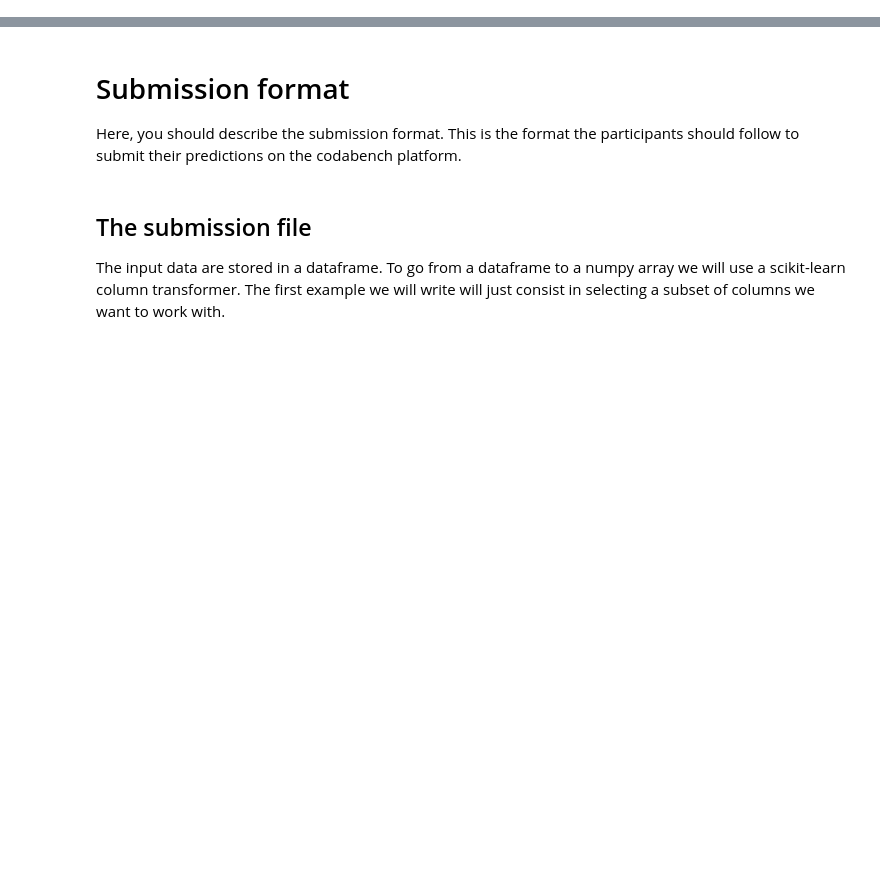
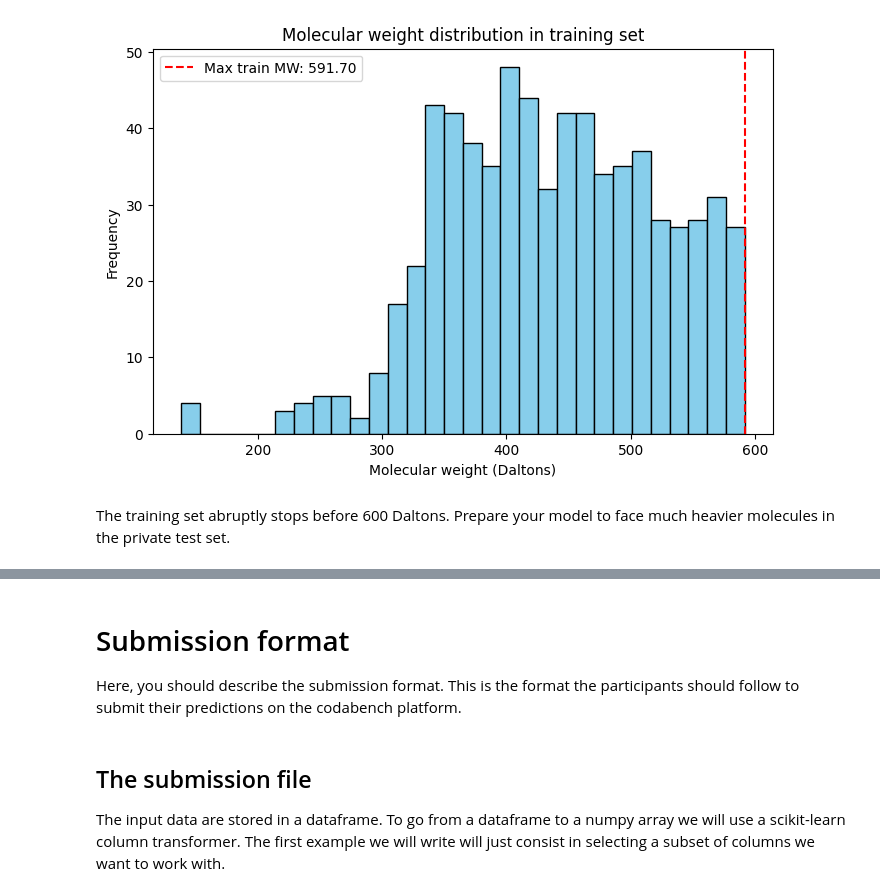
Before and after one commit to x-datascience-datacamp/template_codabench, a Jupyter notebook: template_starting_kit.ipynb, the cells around one changed output, grey strips where cells are left out. Cells and saved outputs as stored; diff of their text form; code cells hidden in the pictures; blank space fills up the shorter version.

```diff
--- a/template_starting_kit.ipynb
+++ b/template_starting_kit.ipynb
@@ -41,0 +84,16 @@ A particularly important point in a challenge is to describe how it is evaluated
+# %%
+# Calculate Molecular Weight for all training molecules
+MW = X.apply(lambda x: Descriptors.MolWt(Chem.MolFromSmiles(x)))
+
+plt.figure(figsize=(8, 5))
+plt.hist(MW, bins=30, color='skyblue', edgecolor='black')
+plt.title('Molecular weight distribution in training set')
+plt.xlabel('Molecular weight (Daltons)')
+plt.ylabel('Frequency')
+plt.axvline(x=MW.max(), color='red', linestyle='--', label=f'Max train MW: {MW.max():.2f}')
+plt.legend()
+plt.show()
+# %% [output]
+[figure, added]
+# %% [markdown]
+The training set abruptly stops before 600 Daltons. Prepare your model to face much heavier molecules in the private test set.
```
Also changed, not shown: parts of 13 cells of this notebook, 6 other files.
